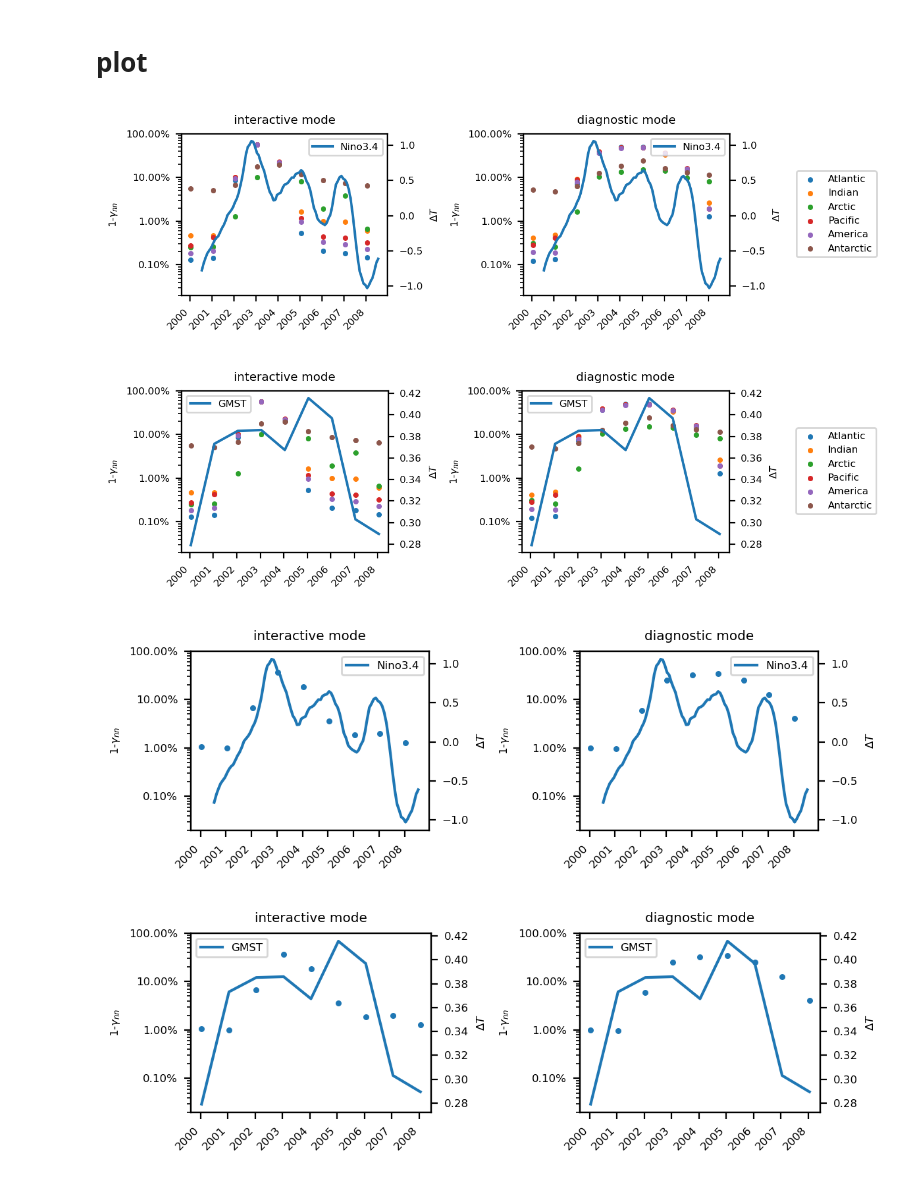
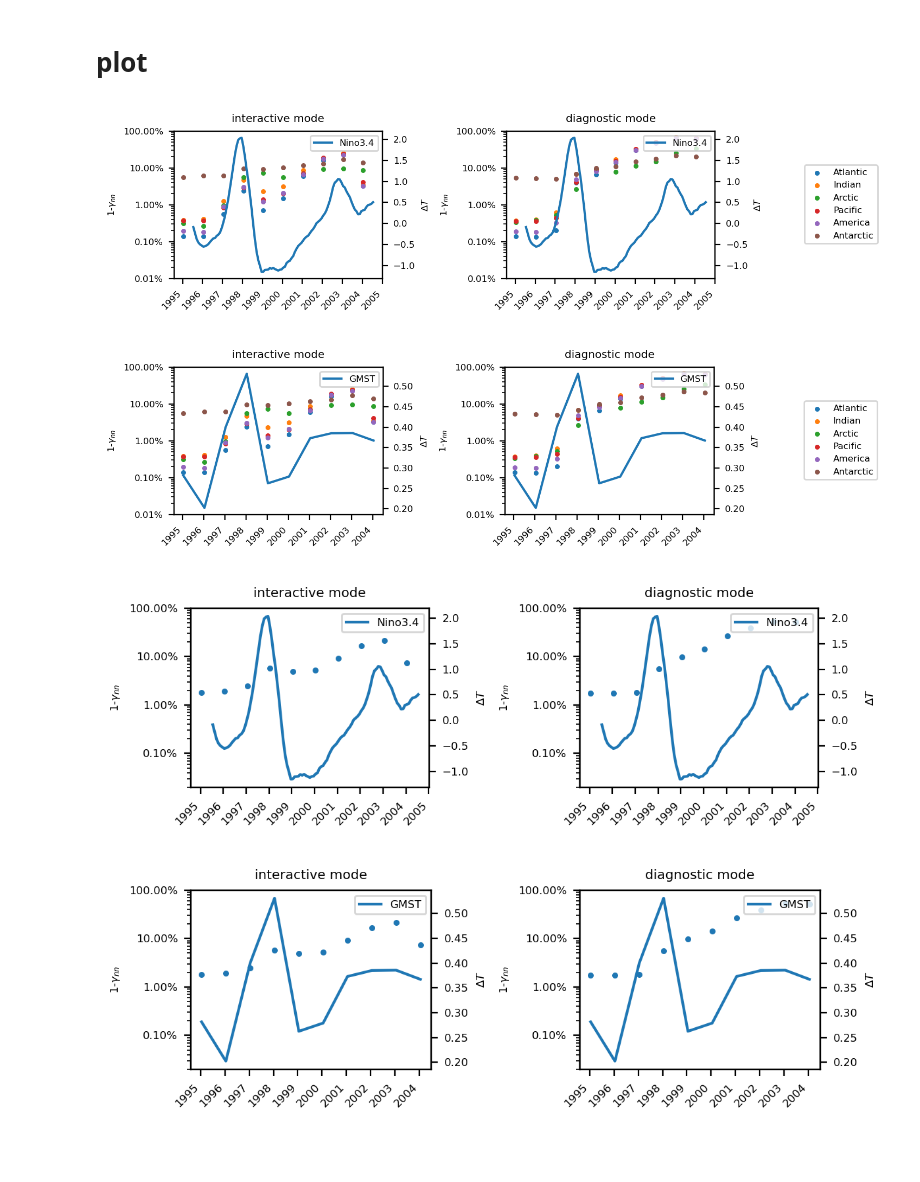
Before and after one commit to ChenggongWang/AM4_RadNN_run, a Jupyter notebook: GCM_results/plot_nn_ratio.ipynb, the cells around one changed output. Saved outputs shown, nothing was run; the diff lists cells and outputs as text; code cells hidden in the pictures; blank space fills up the shorter version.

Commit message:
count nn fail rate and plot

```diff
--- a/GCM_results/plot_nn_ratio.ipynb
+++ b/GCM_results/plot_nn_ratio.ipynb
@@ -16,12 +16,9 @@ plt.rcParams['font.size'] = '6'
 # import data
 # %% [markdown]
 ## nn_ratio
-# %%
-nn_ratio1 = pickle.load(open("nn_ratio.2305031855.p","rb"))
-year_list1 = np.arange(2000,2006)
-
-nn_ratio2 = pickle.load(open("nn_ratio2.2305040818.p","rb"))
-year_list2 = np.arange(2006,2009)
-nn_ratio = np.concatenate([nn_ratio1,nn_ratio2],axis=2)
-year_list = np.concatenate([year_list1,year_list2])
-tile_name = ['Atlantic', 'Indian','Arctic', 'Pacific', 'America', 'Antarctic']
+# %%
+year_list, nn_ratio = pickle.load(open("nn_ratio.train_bad_init_test_10year.2305040839.p","rb"))
+year_list, nn_ratio = pickle.load(open("nn_ratio.train_bad_init_test_10year.2305051005.p","rb"))
+# year_list, nn_ratio = pickle.load(open("nn_ratio.train_good_init.2305241552.p","rb"))
+
+tile_name = ['Atlantic', 'Indian','Arctic', 'Pacific', 'America', 'Antarctic']
@@ -34,9 +35,9 @@ dssst_clm = xr.open_dataset('./hadisst_sst_ctl.data.nc').sst.sel(lat=slice(-60,6
 gm1 = global_mean_xarray(dssst.groupby('time.year').mean('time'))
 gm2 = global_mean_xarray(dssst_clm.mean('time'))
 ts_anom = dssst.groupby('time.month') - dssst_clm.groupby('time.month').mean('time')
-gmst_anom = global_mean_xarray(ts_anom).sel(time=slice('2000','2008'))
+gmst_anom = global_mean_xarray(ts_anom).sel(time=slice(str(year_list[0]),str(year_list[-1])))
 # %%
-nino34 = ts_anom.sel(time=slice('2000','2008'))\
+nino34 = ts_anom.sel(time=slice(str(year_list[0]),str(year_list[-1])))\
 .sel(lon = slice(190,240)).sel(lat = slice(-5,5)).mean(['lat','lon']).rolling(time=12,center=True).mean()
 # %% [markdown]
 # plot
@@ -46,31 +47,31 @@ ytime = gmst_anom.time[::12]
 mtime = gmst_anom.time
 # %%
 for iplot in range(2):
-    fig, axs = plt.subplots(nrows=1,ncols=2,figsize=(6,2),dpi=200)
+    fig, axs = plt.subplots(nrows=1,ncols=2,figsize=(8,2),dpi=200)
     for ti in range(6):
         axs[0].scatter(ytime,nn_ratio[0,ti,:].reshape(-1,12).mean(axis=1),label=tile_name[ti],s=5)
         axs[1].scatter(ytime,nn_ratio[1,ti,:].reshape(-1,12).mean(axis=1),label=tile_name[ti],s=5)
 
     for ax in axs:
         ax2 = ax.twinx()
         if iplot==0:
             ax2.plot(mtime,nino34, label = 'Nino3.4')
         else:
             ax2.plot(ytime,gmst_anom_y, label = 'GMST')
         ax2.legend()
         ax2.set_ylabel('$\Delta T$')
         ax.set_ylabel('1-$\gamma_{nn}$')
         ax.set_yscale('log')
-        ax.set_ylim([0.02,100])
+        ax.set_ylim([0.01,100])
         ax.yaxis.set_major_formatter(mtick.PercentFormatter(decimals=2))
-    ax.legend(bbox_to_anchor=(1.3, 0.8))
+    ax.legend(bbox_to_anchor=(1.8, 0.8))
     axs[0].set_title('interactive mode')
     axs[1].set_title('diagnostic mode')
     fig.autofmt_xdate(rotation=45)
     fig.tight_layout()
 # %% [output]
-[figure, old version]
+[figure, new version]
-[figure, old version]
+[figure, new version]
 # %%
 for iplot in range(2):
     fig, axs = plt.subplots(nrows=1,ncols=2,figsize=(6,2),dpi=200)
@@ -95,8 +96,8 @@ for iplot in range(2):
     fig.autofmt_xdate(rotation=45)
     fig.tight_layout()
 # %% [output]
-[figure, old version]
+[figure, new version]
-[figure, old version]
+[figure, new version]
 # %%
 for iplot in range(2):
 
```
Also changed, not shown: parts of 4 cells of this notebook, 2 other files.
